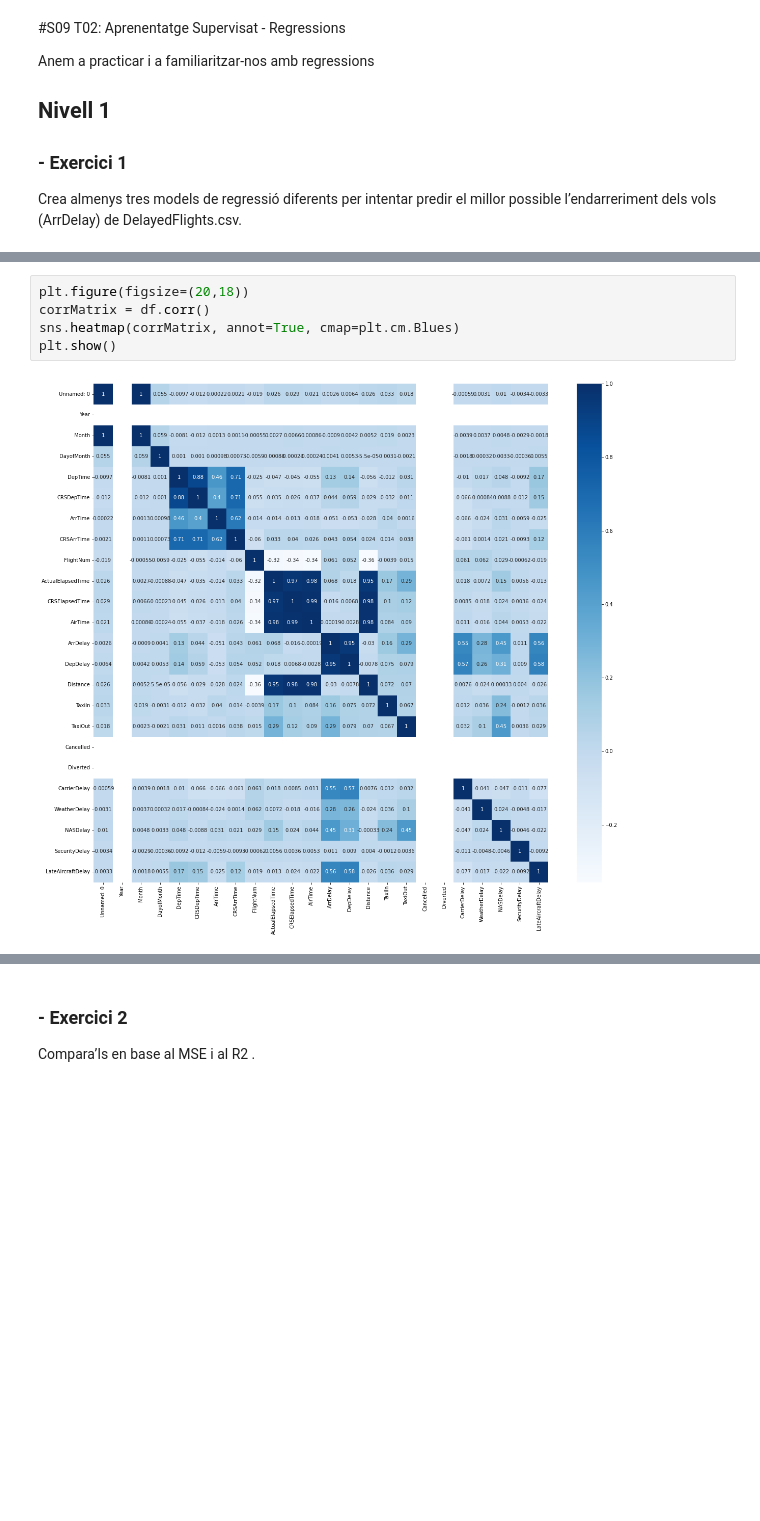
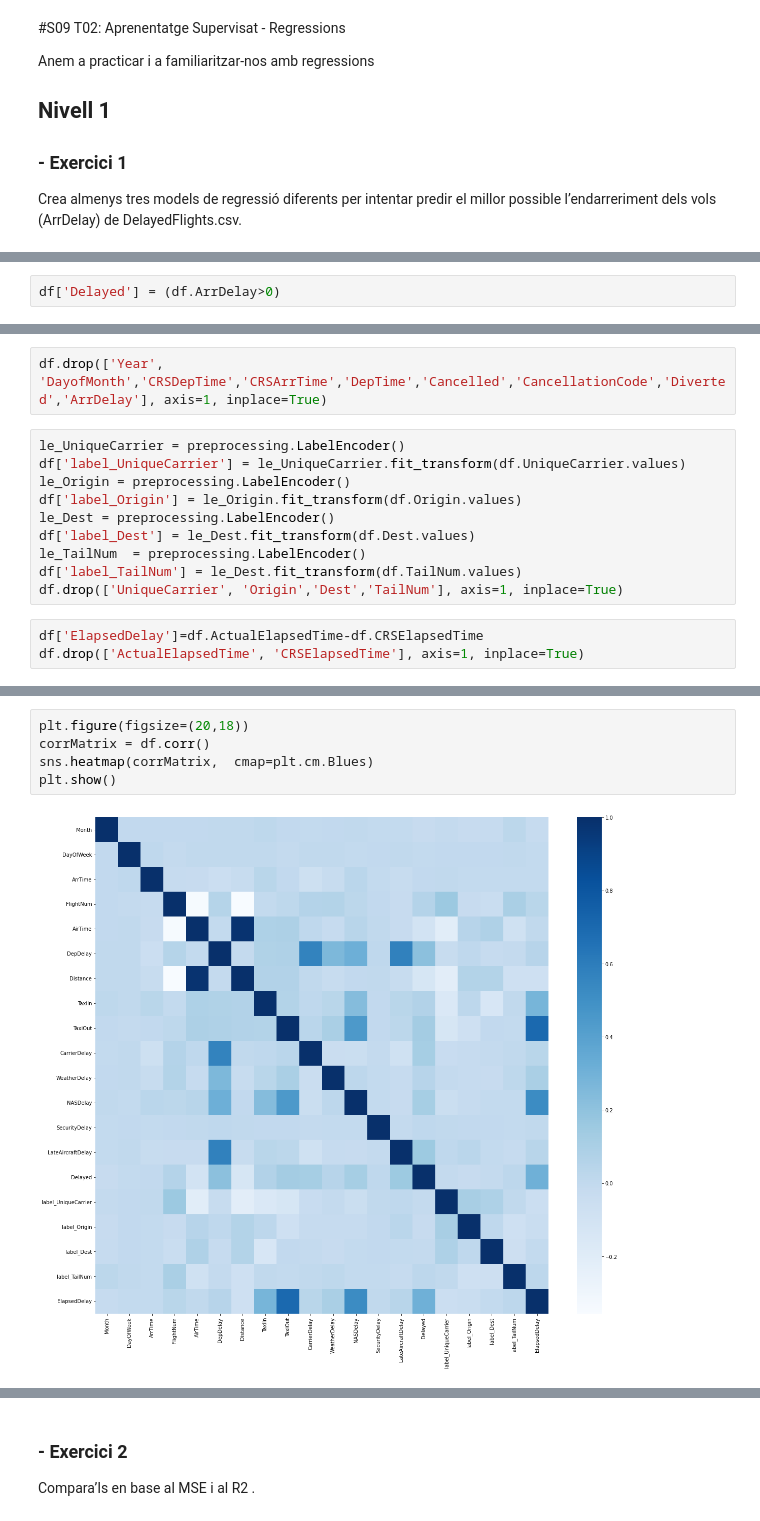
Before and after one commit to mmarcrr/Supervitat_Regressio, a Jupyter notebook: S09T02.ipynb, the cells around one changed output, grey strips where cells are left out. Drawn from its saved outputs; the diff is of its cells as text; blank space fills up the shorter version.

```diff
--- a/S09T02.ipynb
+++ b/S09T02.ipynb
@@ -94,0 +151,2 @@ Length: 1928371, dtype: float64
+# %%
+df['Delayed'] = (df.ArrDelay>0)
@@ -94,0 +155,15 @@ Length: 1928371, dtype: float64
+# %%
+df.drop(['Year', 'DayofMonth','CRSDepTime','CRSArrTime','DepTime','Cancelled','CancellationCode','Diverted','ArrDelay'], axis=1, inplace=True)
+# %%
+le_UniqueCarrier = preprocessing.LabelEncoder()
+df['label_UniqueCarrier'] = le_UniqueCarrier.fit_transform(df.UniqueCarrier.values)
+le_Origin = preprocessing.LabelEncoder()
+df['label_Origin'] = le_Origin.fit_transform(df.Origin.values)
+le_Dest = preprocessing.LabelEncoder()
+df['label_Dest'] = le_Dest.fit_transform(df.Dest.values)
+le_TailNum  = preprocessing.LabelEncoder()
+df['label_TailNum'] = le_Dest.fit_transform(df.TailNum.values)
+df.drop(['UniqueCarrier', 'Origin','Dest','TailNum'], axis=1, inplace=True)
+# %%
+df['ElapsedDelay']=df.ActualElapsedTime-df.CRSElapsedTime
+df.drop(['ActualElapsedTime', 'CRSElapsedTime'], axis=1, inplace=True)
@@ -95,7 +180,7 @@ Length: 1928371, dtype: float64
 # %%
 plt.figure(figsize=(20,18))
 corrMatrix = df.corr()
-sns.heatmap(corrMatrix, annot=True, cmap=plt.cm.Blues)
+sns.heatmap(corrMatrix,  cmap=plt.cm.Blues)
 plt.show()
 # %% [output]
-[figure, old version]
+[figure, new version]
```
Also changed, not shown: parts of 17 cells of this notebook.
